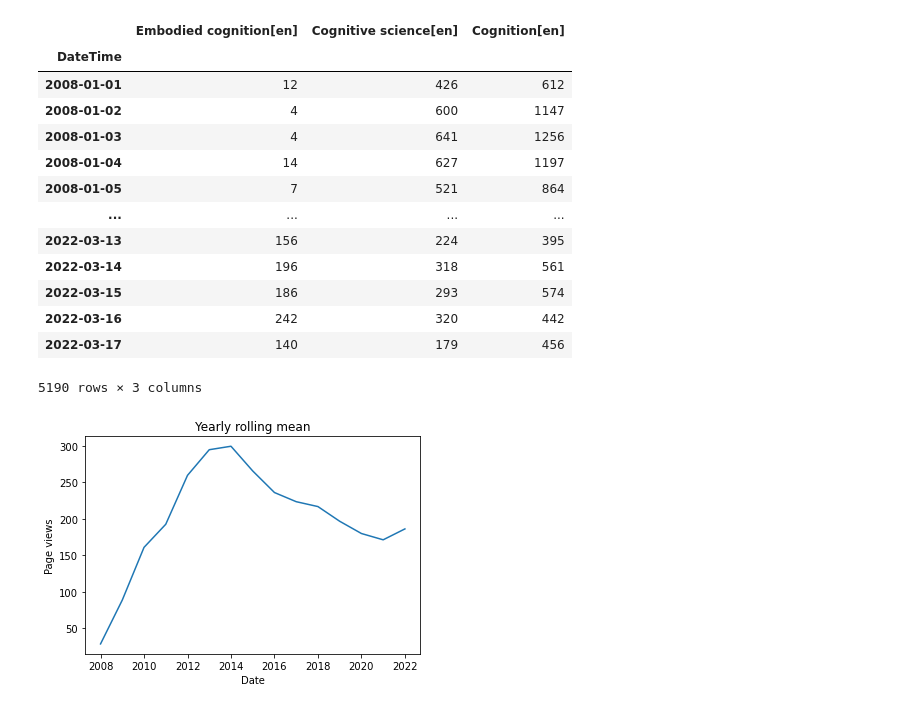
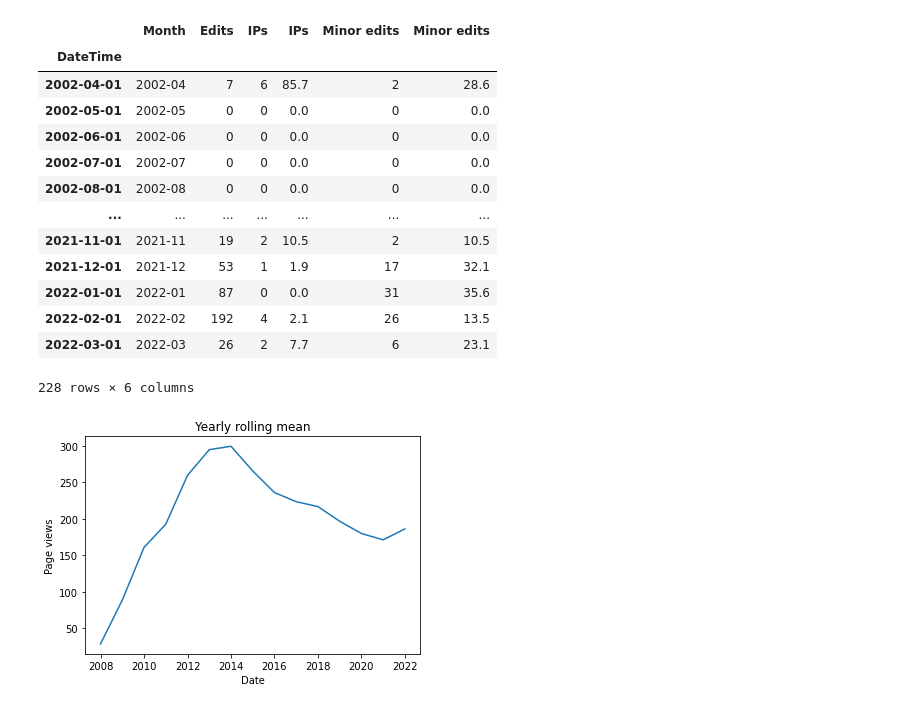
Before and after one commit to JohnMadrid/EC_env_images, a Jupyter notebook: page_visits_analysis.ipynb, the cells around one changed output. Drawn from its saved outputs; the diff is of its cells as text; code cells hidden in the pictures.

Commit message:
edits_count update

```diff
--- a/page_visits_analysis.ipynb
+++ b/page_visits_analysis.ipynb
@@ -2,18 +7,23 @@
 import pandas as pd
 from matplotlib import pyplot as plt
 import datetime
-df_views_count = pd.read_csv('/Users/johnmadrid/GitHub/Unity/EC_env_images/wiki_embodied_cognition_views.csv', delimiter=",", header=0, index_col=False)
+df_views_count = pd.read_csv('wiki_embodied_cognition_views.csv', delimiter=",", header=0, index_col=False)
+
+df_edits_count = pd.read_csv('ec_montly_edits_count.csv', delimiter=",", header=0, index_col=False)
 
 # Converting date to a datestamp type
 df_views_count["DateTime"] = pd.to_datetime(df_views_count["DateTime"])
+df_edits_count["DateTime"] = pd.to_datetime(df_edits_count["Month"])
 
 # # Check for missing values
 print(df_views_count.isnull().sum())
-
+# print(df_edits_count.isnull().sum())
 
 # Setting DateTime as index
 df_views_count = df_views_count.set_index("DateTime")
-# df.index
+df_edits_count = df_edits_count.set_index("DateTime")
+
+df_edits_count.index
 # %% [output]
 DateTime                  0
 Embodied cognition[en]    0
@@ -23,20 +41,21 @@ dtype: int64
 # %%
 df_views_count
+df_edits_count
 # %% [output]
-|  | Embodied cognition[en] | Cognitive science[en] | Cognition[en] |
-| DateTime |  |  |  |
-| 2008-01-01 | 12 | 426 | 612 |
-| 2008-01-02 | 4 | 600 | 1147 |
-| 2008-01-03 | 4 | 641 | 1256 |
-| 2008-01-04 | 14 | 627 | 1197 |
-| 2008-01-05 | 7 | 521 | 864 |
-| ... | ... | ... | ... |
-| 2022-03-13 | 156 | 224 | 395 |
-| 2022-03-14 | 196 | 318 | 561 |
-| 2022-03-15 | 186 | 293 | 574 |
-| 2022-03-16 | 242 | 320 | 442 |
-| 2022-03-17 | 140 | 179 | 456 |
+|  | Month | Edits | IPs | IPs | Minor edits | Minor edits |
+| DateTime |  |  |  |  |  |  |
+| 2002-04-01 | 2002-04 | 7 | 6 | 85.7 | 2 | 28.6 |
+| 2002-05-01 | 2002-05 | 0 | 0 | 0.0 | 0 | 0.0 |
+| 2002-06-01 | 2002-06 | 0 | 0 | 0.0 | 0 | 0.0 |
+| 2002-07-01 | 2002-07 | 0 | 0 | 0.0 | 0 | 0.0 |
+| 2002-08-01 | 2002-08 | 0 | 0 | 0.0 | 0 | 0.0 |
+| ... | ... | ... | ... | ... | ... | ... |
+| 2021-11-01 | 2021-11 | 19 | 2 | 10.5 | 2 | 10.5 |
+| 2021-12-01 | 2021-12 | 53 | 1 | 1.9 | 17 | 32.1 |
+| 2022-01-01 | 2022-01 | 87 | 0 | 0.0 | 31 | 35.6 |
+| 2022-02-01 | 2022-02 | 192 | 4 | 2.1 | 26 | 13.5 |
+| 2022-03-01 | 2022-03 | 26 | 2 | 7.7 | 6 | 23.1 |
-5190 rows × 3 columns
+228 rows × 6 columns
 # %%
 # select the month
 df_month = df_views_count.index.month
```
Also changed, not shown: parts of 3 cells of this notebook.
